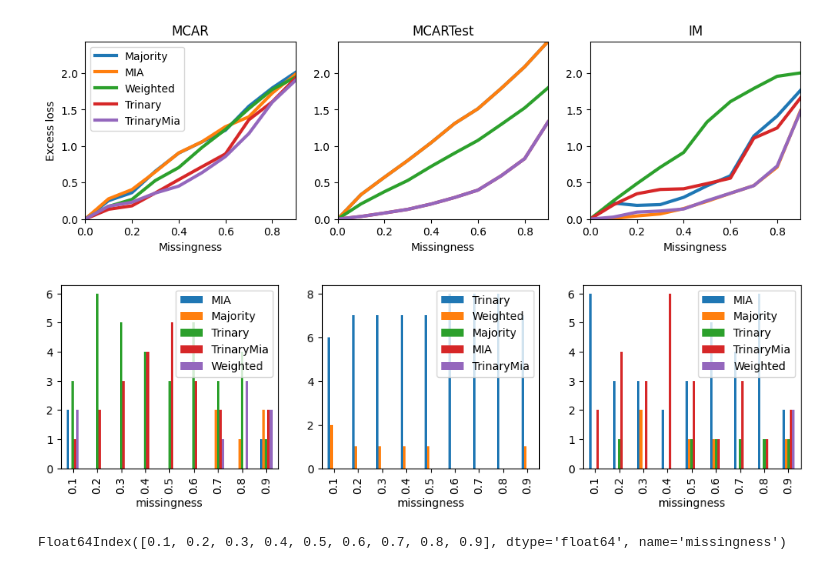
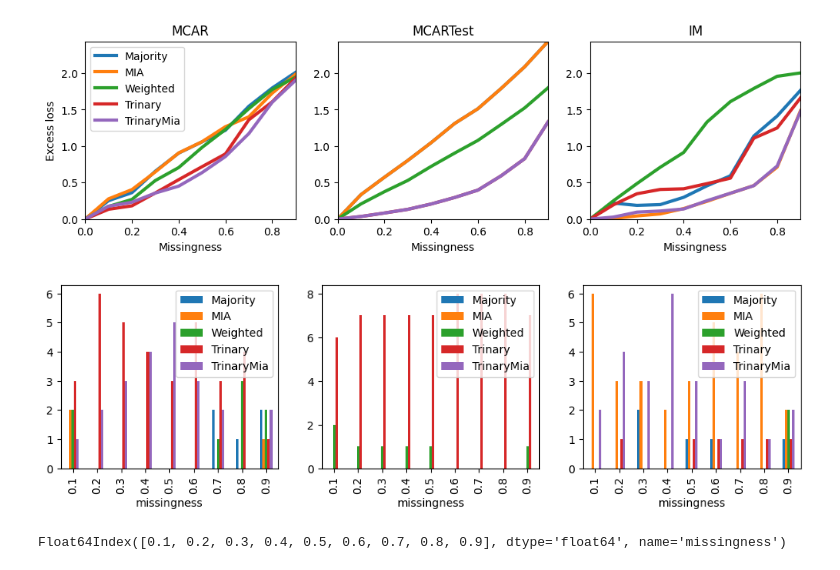
Before and after one commit to henningzakrisson/trinary-tree, a Jupyter notebook: notebooks/cv_test.ipynb, the cells around one changed output. Cells and saved outputs as stored; diff of their text form; code cells hidden in the pictures.

```diff
--- a/notebooks/cv_test.ipynb
+++ b/notebooks/cv_test.ipynb
@@ -81,19 +81,20 @@ n_best_sets = best_tree_types.groupby('missingness').value_counts().loc[0.1:].un
 # %%
 fig, axs = plt.subplots(1,3,figsize = (12,3))
 
 for i, missing in enumerate(missingness_and_set):
     losses = {}
     for data_set in data_sets:
         losses[data_set] = pd.read_csv(f'{result_data_folder}/{missing}/{data_set}.csv',index_col=0)
     losses_df = pd.concat(losses, names=["data_set", "missingness"])
     best_tree_types = losses_df.idxmin(axis=1)
     n_best_sets = best_tree_types.groupby('missingness').value_counts().loc[0.1:].unstack(level=0).T
     for tree_type in tree_types:
         if tree_type not in n_best_sets.columns:
             n_best_sets[tree_type] = 0
+    n_best_sets = n_best_sets[tree_types]
     n_best_sets.plot.bar(ax = axs[i])
 # %% [output]
-[figure, old version]
+[figure, new version]
 # %%
 n_best_sets.index
 # %% [output]
```
